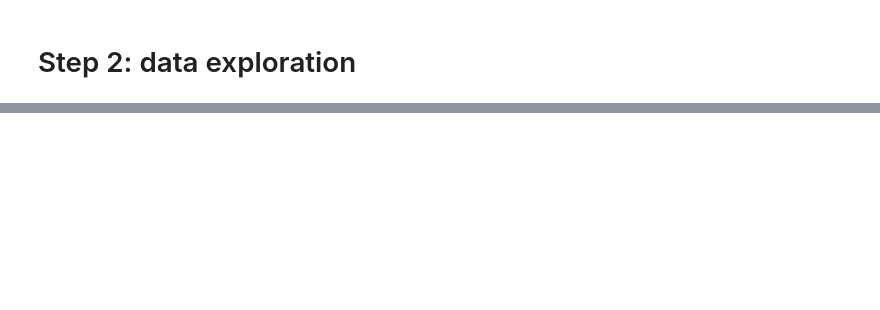
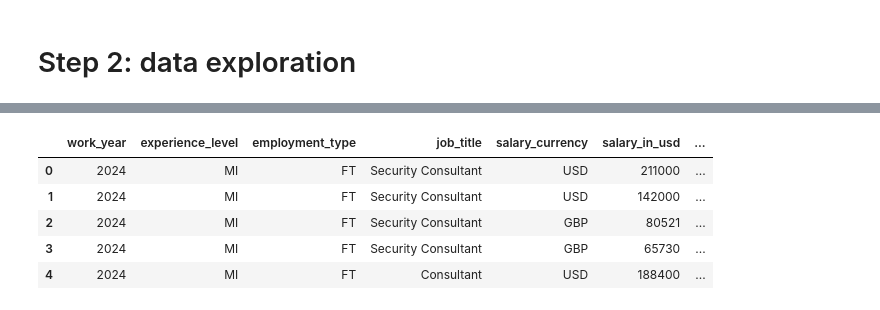
Before and after one commit to isnotJack/AI-project, a Jupyter notebook: test.ipynb, the cells around one changed output, grey strips where cells are left out. Drawn from its saved outputs; the diff is of its cells as text; code cells hidden in the pictures; blank space fills up the shorter version.

```diff
--- a/test.ipynb
+++ b/test.ipynb
@@ -358,0 +461,34 @@ else:
+# %%
+# Part 1: Data Cleaning
+
+# 1. Check for Duplicates
+print("\nChecking for Duplicates...")
+num_duplicates = df.duplicated().sum()
+print(f"Number of duplicate rows: {num_duplicates}")
+
+# Drop duplicates if any
+if num_duplicates > 0:
+    df = df.drop_duplicates()
+    print("Duplicate rows removed.")
+else:
+    print("No duplicate rows found.")
+
+# 2. Check for Missing Values
+print("\nChecking for Missing Values...")
+missing_values = df.isnull().sum()
+print(missing_values[missing_values > 0])
+
+# Imputation or Removal of Missing Values
+# Strategy: Drop rows or Impute with mean/median
+columns_with_null = missing_values[missing_values > 0].index
+for column in columns_with_null:
+    if df[column].dtype in ['float64', 'int64']:
+        df[column].fillna(df[column].median(), inplace=True)
+        print(f"Missing values in '{column}' filled with median.")
+    else:
+        df[column].fillna(df[column].mode()[0], inplace=True)
+        print(f"Missing values in '{column}' filled with mode.")
+
+# Final Check for Missing Values
+print("\nFinal Check for Missing Values:")
+print(df.isnull().sum())
@@ -358,0 +541,13 @@ else:
+# %%
+# Drop the 'salary' column because we will only use salary_in_usd for this analysis
+df = df.drop('salary', axis=1)
+
+# Print the updated DataFrame
+df.head()
+# %% [output]
+|  | work_year | experience_level | employment_type | job_title | salary_currency | salary_in_usd | ... |
+| 0 | 2024 | MI | FT | Security Consultant | USD | 211000 | ... |
+| 1 | 2024 | MI | FT | Security Consultant | USD | 142000 | ... |
+| 2 | 2024 | MI | FT | Security Consultant | GBP | 80521 | ... |
+| 3 | 2024 | MI | FT | Security Consultant | GBP | 65730 | ... |
+| 4 | 2024 | MI | FT | Consultant | USD | 188400 | ... |
```
Also changed, not shown: parts of 26 cells of this notebook, 1 other file.
